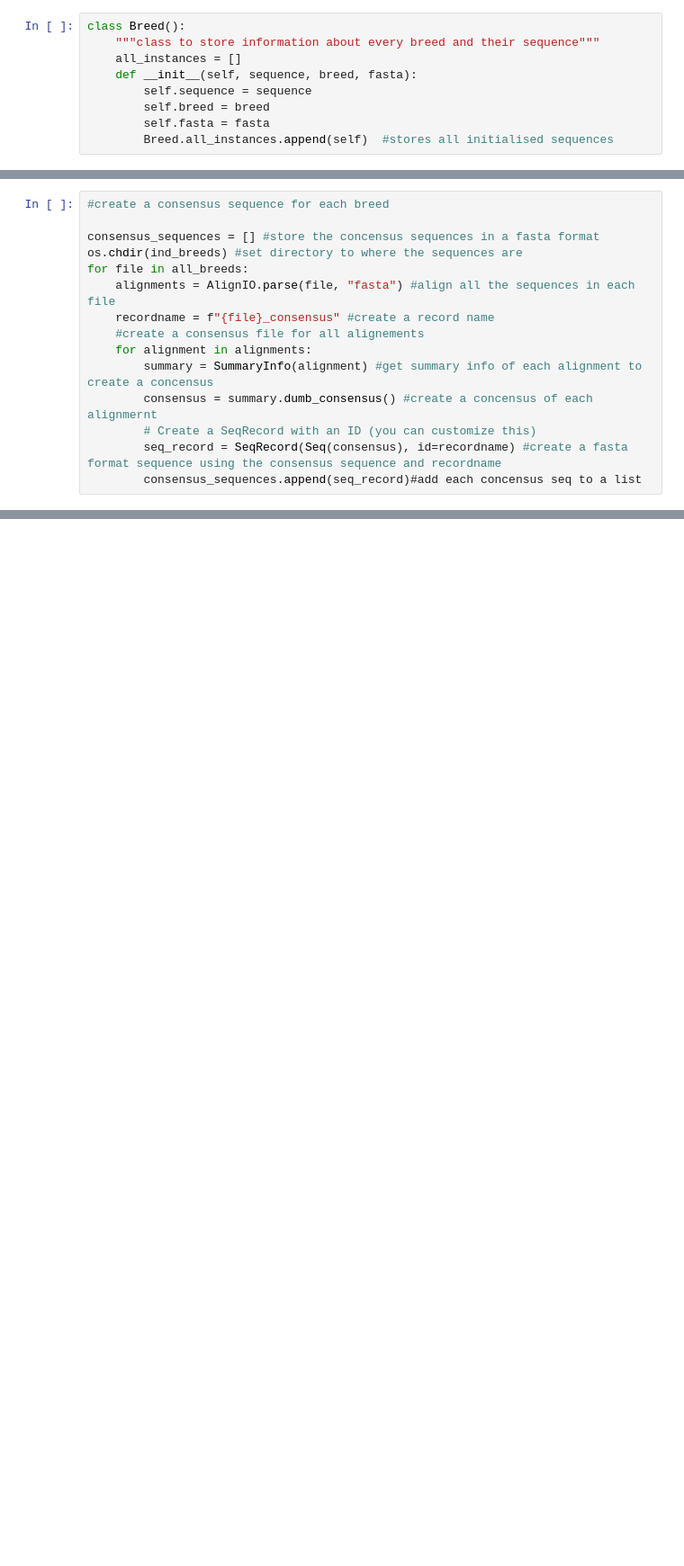
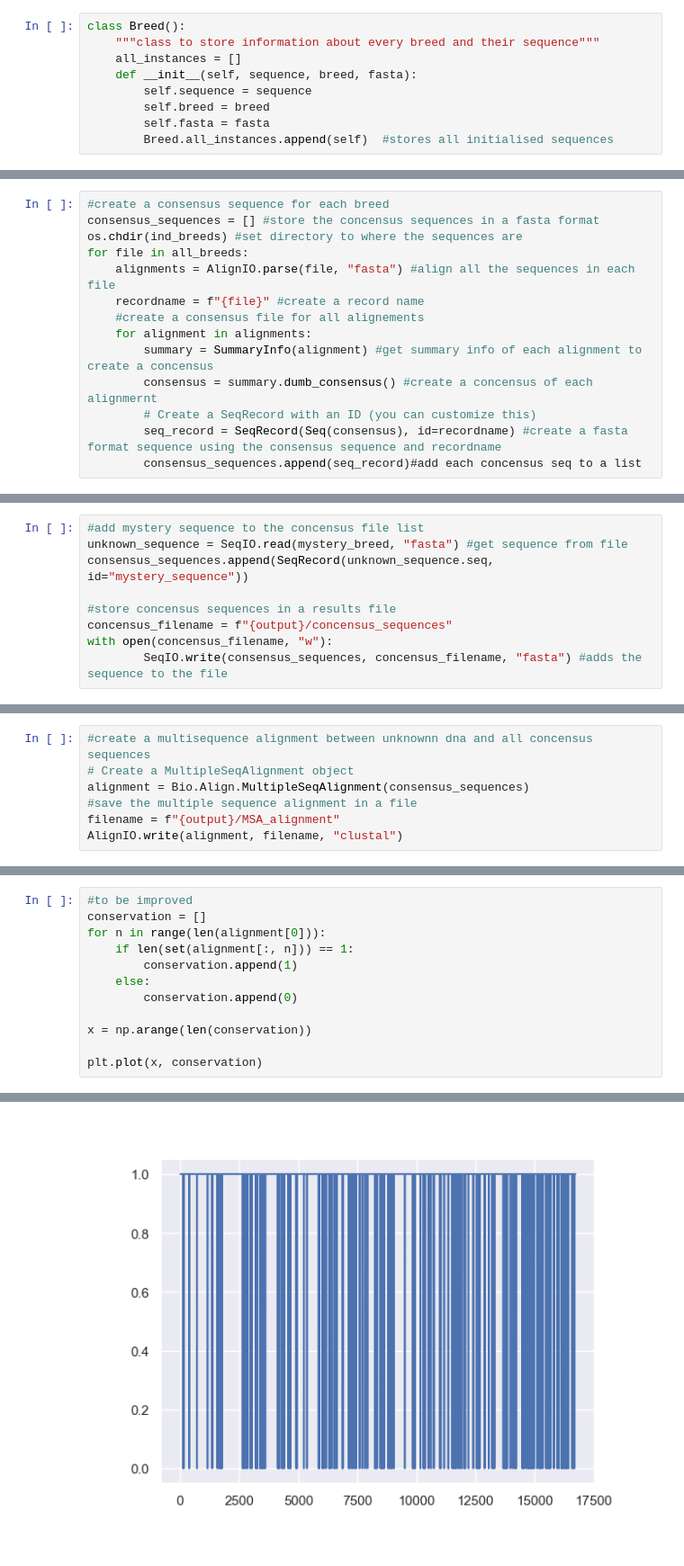
Before and after one commit to lprzem01/Mystery-breed-sequence-identification, a Jupyter notebook: work_in_progress.ipynb, the cells around one changed output, grey strips where cells are left out. Shown at 90% size. Saved outputs shown, nothing was run; the diff lists cells and outputs as text; blank space fills up the shorter version.

```diff
--- a/work_in_progress.ipynb
+++ b/work_in_progress.ipynb
@@ -47,12 +59,11 @@ for breed in all_breeds: # creates a temporary variable corresponding to each in
     file.close() #once all the sequences are added file is closed
 # %%
 #create a consensus sequence for each breed
-
 consensus_sequences = [] #store the concensus sequences in a fasta format
 os.chdir(ind_breeds) #set directory to where the sequences are
 for file in all_breeds:
     alignments = AlignIO.parse(file, "fasta") #align all the sequences in each file
-    recordname = f"{file}_consensus" #create a record name
+    recordname = f"{file}" #create a record name
     #create a consensus file for all alignements
     for alignment in alignments:
         summary = SummaryInfo(alignment) #get summary info of each alignment to create a concensus
@@ -81 +74,10 @@ If your multiple sequence alignment object was obtained using Bio.AlignIO, then
+# %%
+#add mystery sequence to the concensus file list
+unknown_sequence = SeqIO.read(mystery_breed, "fasta") #get sequence from file
+consensus_sequences.append(SeqRecord(unknown_sequence.seq, id="mystery_sequence"))
+
+#store concensus sequences in a results file
+concensus_filename = f"{output}/concensus_sequences"
+with open(concensus_filename, "w"):
+        SeqIO.write(consensus_sequences, concensus_filename, "fasta") #adds the sequence to the file
 # %%
@@ -177,0 +140,7 @@ plt.show()
+# %%
+#create a multisequence alignment between unknownn dna and all concensus sequences
+# Create a MultipleSeqAlignment object
+alignment = Bio.Align.MultipleSeqAlignment(consensus_sequences)
+#save the multiple sequence alignment in a file
+filename = f"{output}/MSA_alignment"
+AlignIO.write(alignment, filename, "clustal")
@@ -177,0 +149,13 @@ plt.show()
+# %%
+#to be improved
+conservation = []
+for n in range(len(alignment[0])):
+    if len(set(alignment[:, n])) == 1:
+        conservation.append(1)
+    else:
+        conservation.append(0)
+
+x = np.arange(len(conservation))
+
+plt.plot(x, conservation)
+# %% [output]
@@ -177,0 +163 @@ plt.show()
+[figure, added]
```
Also changed, not shown: parts of 22 cells of this notebook.
